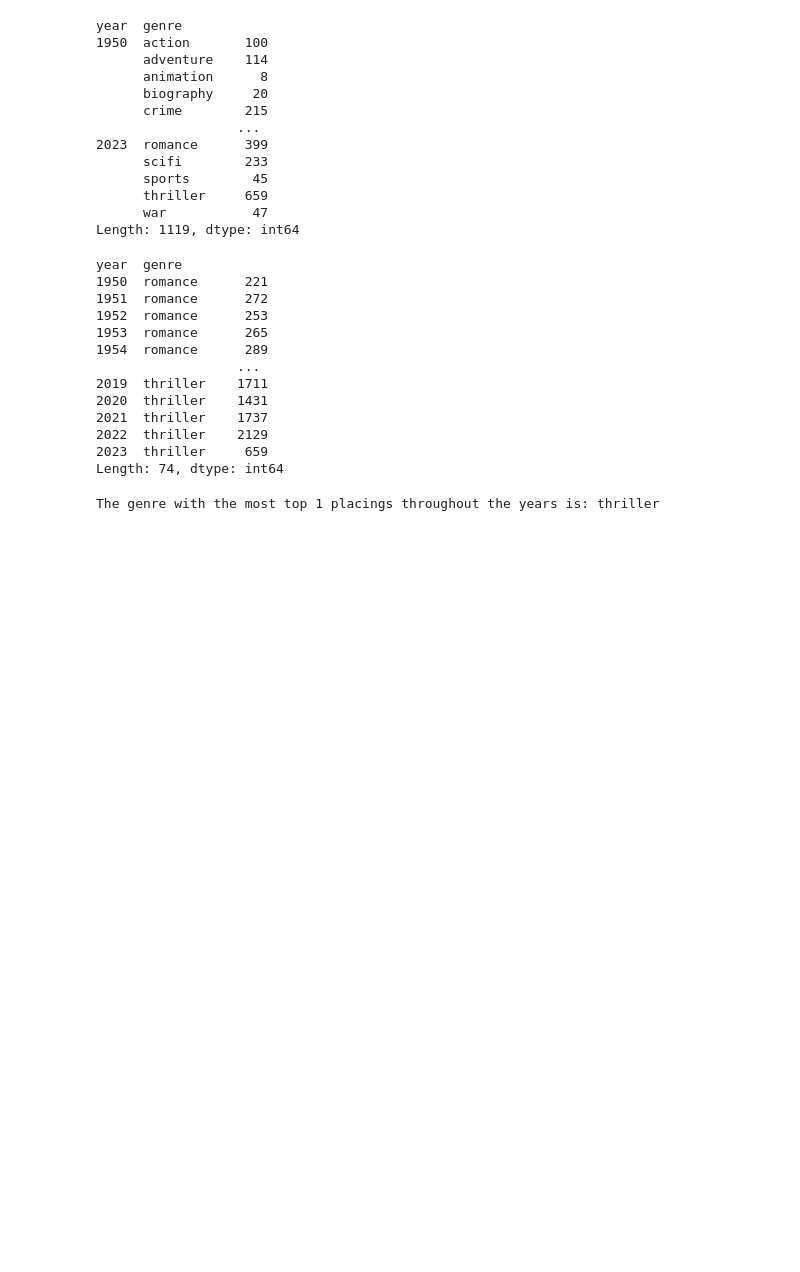
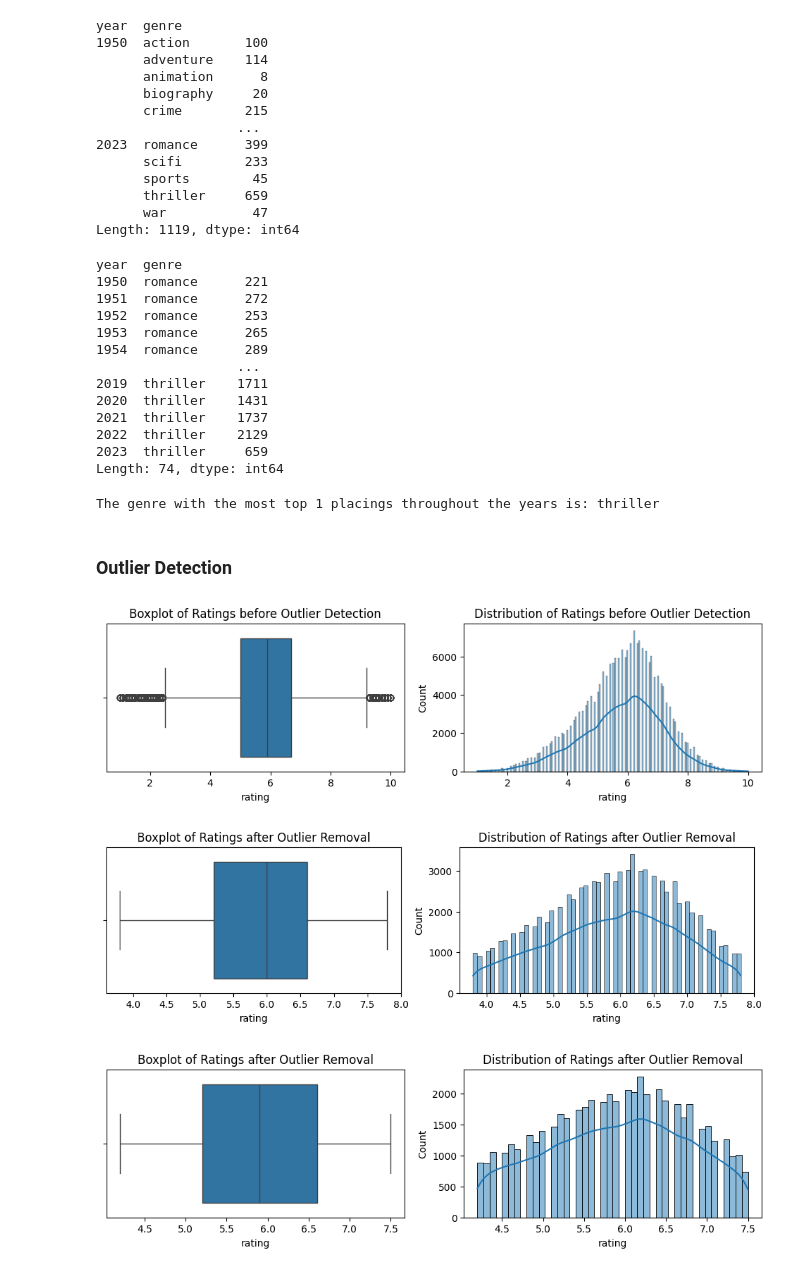
Before and after one commit to fisinik/imdb-movies-dataset-analysis-and-visualization, a Jupyter notebook: data-preprocessing/main.ipynb, the cells around one changed output. Saved outputs shown, nothing was run; the diff lists cells and outputs as text; code cells hidden in the pictures; blank space fills up the shorter version.

Commit message:
outlier detection with z-score and IQR

```diff
--- a/data-preprocessing/main.ipynb
+++ b/data-preprocessing/main.ipynb
@@ -190,3 +207,66 @@ most_frequent_genre = result.idxmax()[1]
 print("The genre with the most top 1 placings throughout the years is:", most_frequent_genre)
 # %% [output]
 The genre with the most top 1 placings throughout the years is: thriller
+# %% [markdown]
+### Outlier Detection
+# %%
+import numpy as np
+import matplotlib.pyplot as plt
+import seaborn as sns
+
+# Visualize the distribution of 'rating' before outlier detection
+plt.figure(figsize=(12, 6))
+plt.subplot(2, 2, 1)
+sns.boxplot(x=all_movie_genres['rating'])
+plt.title('Boxplot of Ratings before Outlier Detection')
+
+plt.subplot(2, 2, 2)
+sns.histplot(all_movie_genres['rating'], kde=True)
+plt.title('Distribution of Ratings before Outlier Detection')
+
+def detect_outliers_zscore(df, column_name, threshold=1.5):
+    z_scores = np.abs((df[column_name] - df[column_name].mean()) / df[column_name].std())
+    outliers = df[(z_scores > threshold)]
+    return outliers
+
+def detect_outliers_iqr(df, column_name, threshold=0.5):
+    Q1 = df[column_name].quantile(0.25)
+    Q3 = df[column_name].quantile(0.75)
+    IQR = Q3 - Q1
+    outliers = df[(df[column_name] < Q1 - threshold * IQR) | (df[column_name] > Q3 + threshold * IQR)]
+    return outliers
+
+
+# Detect outliers using z-score
+outliers_zscore = detect_outliers_zscore(all_movie_genres, 'rating')
+filtered_df_zscore = all_movie_genres[~all_movie_genres.index.isin(outliers_zscore.index)]
+
+plt.figure(figsize=(12, 6))
+plt.subplot(2, 2, 3)
+sns.boxplot(x=filtered_df_zscore['rating'])
+plt.title('Boxplot of Ratings after Outlier Removal')
+
+plt.subplot(2, 2, 4)
+sns.histplot(filtered_df_zscore['rating'], kde=True)
+plt.title('Distribution of Ratings after Outlier Removal')
+
+plt.show()
+
+# Detect outliers using IQR
+outliers_iqr = detect_outliers_iqr(all_movie_genres, 'rating')
+filtered_df_iqr = all_movie_genres[~all_movie_genres.index.isin(outliers_iqr.index)]
+
+plt.figure(figsize=(12, 6))
+plt.subplot(2, 2, 1)
+sns.boxplot(x=filtered_df_iqr['rating'])
+plt.title('Boxplot of Ratings after Outlier Removal')
+
+plt.subplot(2, 2, 2)
+sns.histplot(filtered_df_iqr['rating'], kde=True)
+plt.title('Distribution of Ratings after Outlier Removal')
+
+plt.show()
+# %% [output]
+[figure, added]
+[figure, added]
+[figure, added]
```
Also changed, not shown: parts of 1 cell of this notebook.
